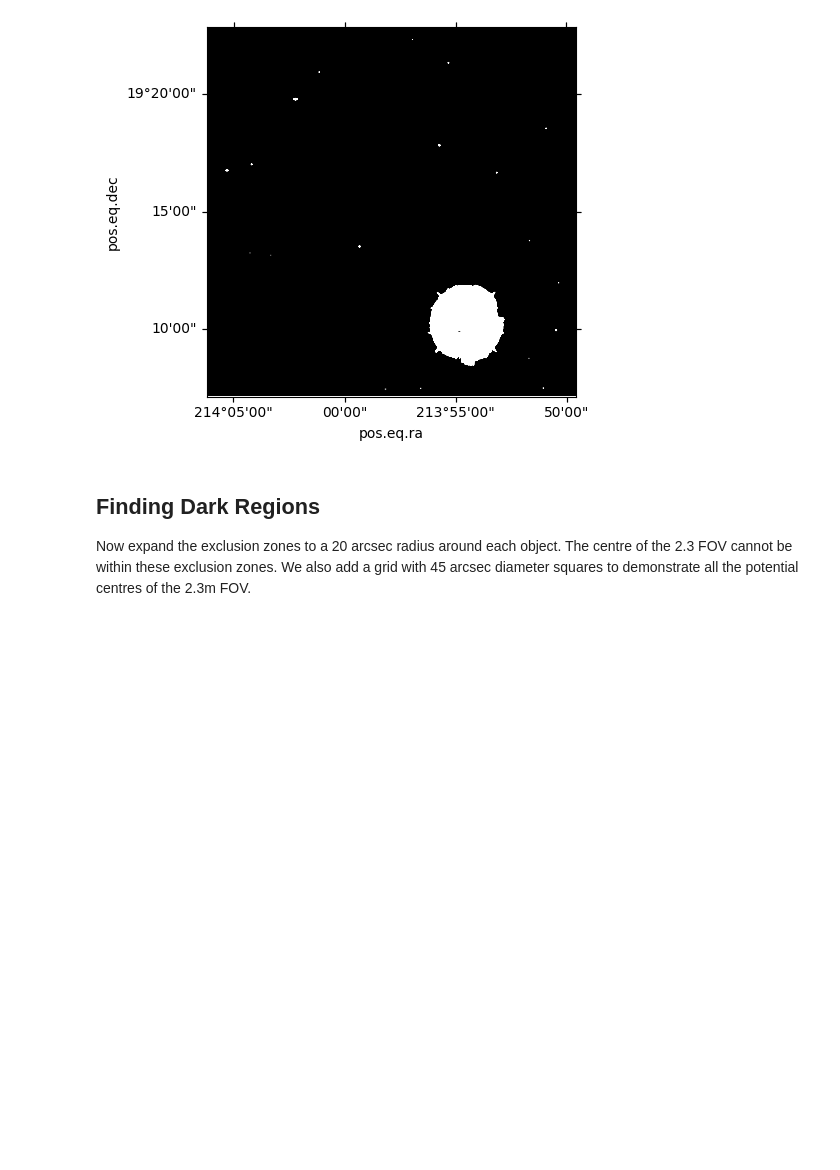
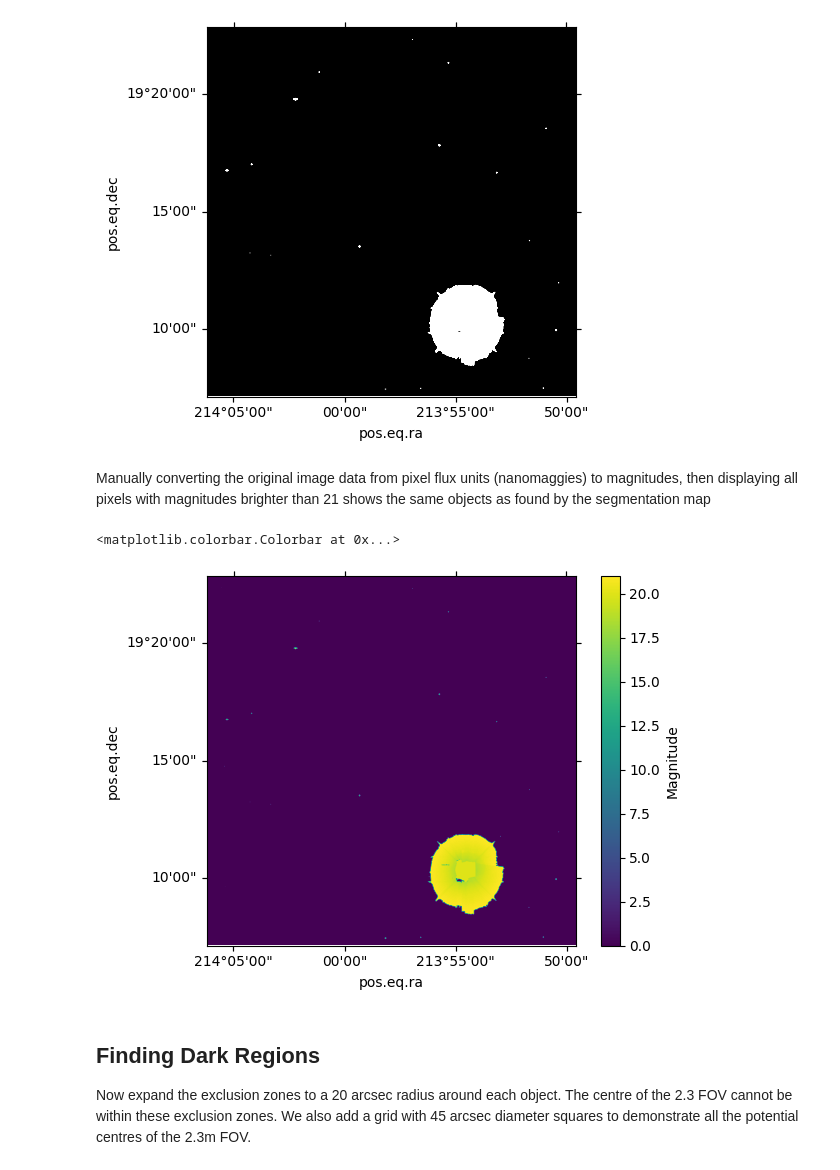
Before and after one commit to cyb0rb/WiFeS_Catalog, a Jupyter notebook: single_image_FULL.ipynb, the cells around one changed output. Cells and saved outputs as stored; diff of their text form; code cells hidden in the pictures; blank space fills up the shorter version.

Commit message:
Add magnitude display for arcturus image

```diff
--- a/single_image_FULL.ipynb
+++ b/single_image_FULL.ipynb
@@ -203,6 +203,31 @@ def plot_seg_map():
 plot_seg_map()
 # %% [output]
 [figure]
+# %% [markdown]
+Manually converting the original image data from pixel flux units (nanomaggies) to magnitudes, then displaying all pixels with magnitudes brighter than 21 shows the same objects as found by the segmentation map
+# %%
+def pix_to_mag(data):
+    """Convert pixel values (linear flux) to magnitudes for data with a zero point of 22.5"""
+    return 22.5 - 2.5*np.log10(data)
+
+# convert pixels to magnitudes
+data_magnitude = pix_to_mag(data)
+bright_data = np.zeros_like(data_magnitude)
+for i, row in enumerate(data_magnitude):
+    bright_data[i] = [pix if pix <= 21 else 0 for pix in row]
+
+
+fig = plt.figure()
+ax = fig.add_subplot(111, projection=wcs)
+lon = ax.coords[0]
+lat = ax.coords[1]
+lon.set_major_formatter('dd:mm:ss')
+lat.set_major_formatter('dd:mm:ss')
+plt.imshow(bright_data, origin='lower')
+plt.colorbar(ax=ax, label="Magnitude")
+# %% [output]
+<matplotlib.colorbar.Colorbar at 0x...>
+[figure, added]
 # %% [markdown]
 ## Finding Dark Regions
 Now expand the exclusion zones to a 20 arcsec radius around each object. The centre of the 2.3 FOV cannot be within these exclusion zones. We also add a grid with 45 arcsec diameter squares to demonstrate all the potential centres of the 2.3m FOV.
```
Also changed, not shown: parts of 1 cell of this notebook, 1 other file.
